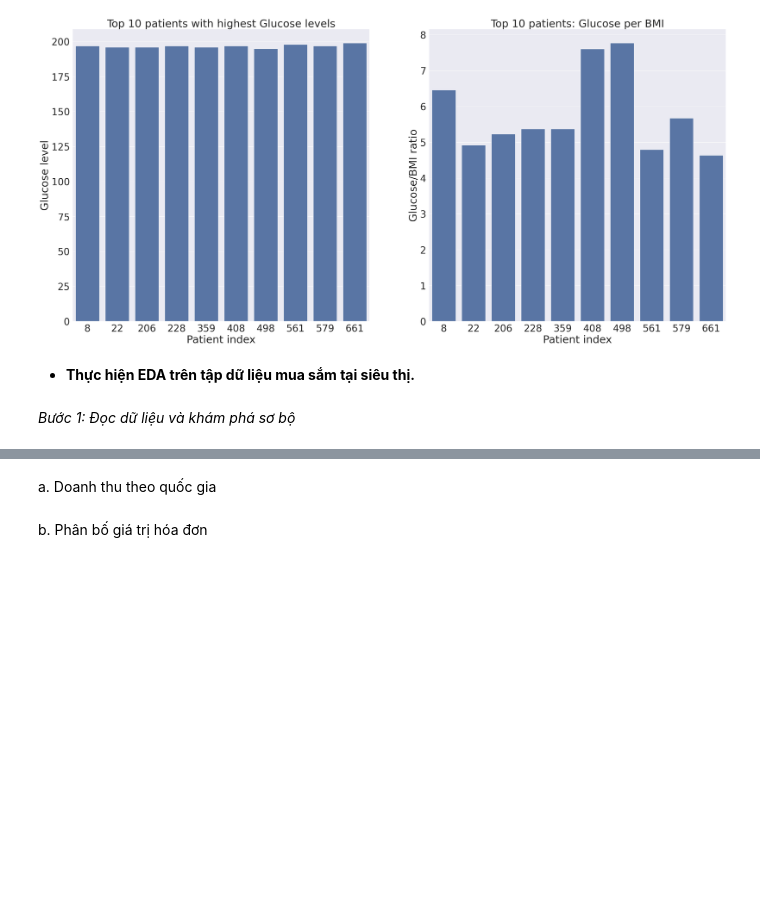
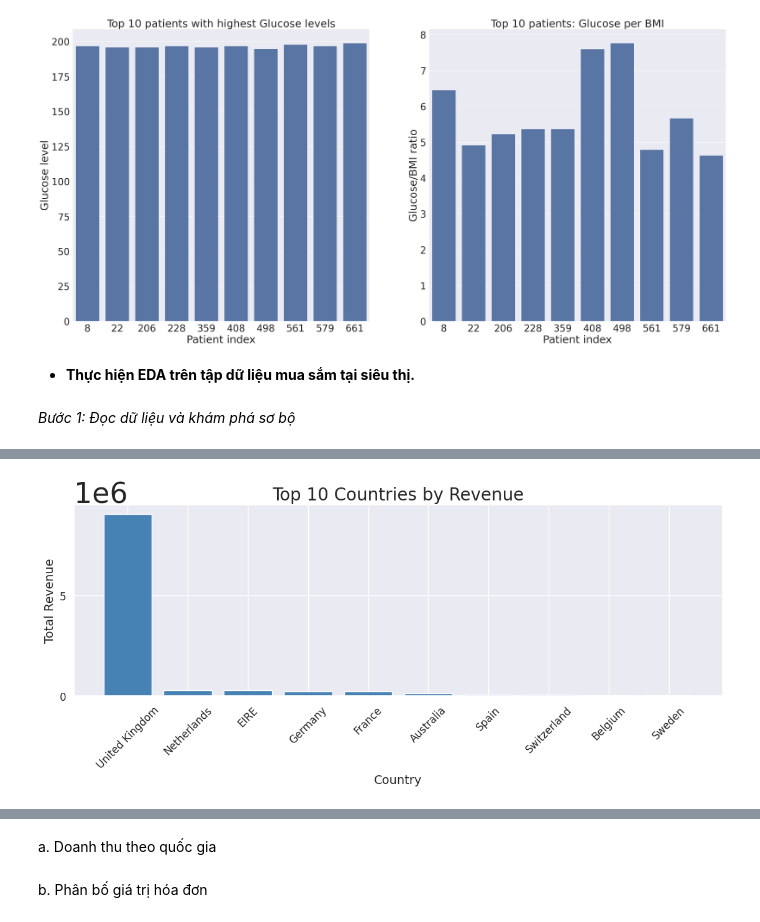
Before and after one commit to kientran1706/kientran.github., a Jupyter notebook: BÀI_TẬP_GIỮA_KỲ.ipynb, the cells around one changed output, grey strips where cells are left out. Drawn from its saved outputs; the diff is of its cells as text; code cells hidden in the pictures; blank space fills up the shorter version.

```diff
--- a/BÀI_TẬP_GIỮA_KỲ.ipynb
+++ b/BÀI_TẬP_GIỮA_KỲ.ipynb
@@ -501,0 +435,92 @@ retail['InvoiceDate'] = pd.to_datetime(retail['InvoiceDate'])
+# %%
+# Code sửa lỗi và chạy đầy đủ (không gây SyntaxError)
+import pandas as pd
+import matplotlib.pyplot as plt
+import seaborn as sns
+
+# 1) Đọc dữ liệu
+df = pd.read_excel("Online Retail.xlsx")
+
+# 2) Chọn cột cần dùng và ép kiểu số an toàn
+df = df[['Country', 'Quantity', 'UnitPrice']].copy()
+df['Quantity']  = pd.to_numeric(df['Quantity'],  errors='coerce')
+df['UnitPrice'] = pd.to_numeric(df['UnitPrice'], errors='coerce')
+
+# 3) Loại bỏ hàng không hợp lệ
+df = df.dropna(subset=['Country', 'Quantity', 'UnitPrice'])
+df = df[df['Quantity'] > 0]
+df = df[df['UnitPrice'] >= 0]
+
+# 4) Tạo cột doanh thu và tổng hợp theo quốc gia
+df['TotalPrice'] = df['Quantity'] * df['UnitPrice']
+country_revenue  = df.groupby('Country', as_index=False)['TotalPrice'].sum().sort_values('TotalPrice', ascending=False)
+country_quantity = df.groupby('Country', as_index=False)['Quantity'].sum().sort_values('Quantity', ascending=False)
+
+# ================= MATPLOTLIB =================
+# Top 10 quốc gia theo doanh thu
+plt.figure(figsize=(12,6))
+x = country_revenue['Country'].head(10)
+y = country_revenue['TotalPrice'].head(10)
+plt.bar(x, y, color='steelblue')
+plt.title('Top 10 Countries by Revenue', fontsize=20)
+plt.xlabel('Country', fontsize=14)
+plt.ylabel('Total Revenue', fontsize=14)
+plt.xticks(rotation=45, fontsize=12)
+plt.yticks(fontsize=12)
+plt.tight_layout()
+plt.show()
+
+# So sánh doanh thu và số lượng (2 biểu đồ)
+fig, axes = plt.subplots(1, 2, figsize=(24,10))
+# lấy số lượng theo cùng thứ tự x
+y1 = country_quantity.set_index('Country').reindex(x)['Quantity']
+
+axes[0].bar(x, y, color='orange')
+axes[0].set_title('Top 10 Countries by Revenue', fontsize=22)
+axes[0].set_xlabel('Country', fontsize=14)
+axes[0].set_ylabel('Total Revenue', fontsize=14)
+axes[0].tick_params(axis='x', rotation=45, labelsize=12)
+axes[0].tick_params(axis='y', labelsize=12)
+
+axes[1].bar(x, y1, color='green')
+axes[1].set_title('Top 10 Countries by Quantity', fontsize=22)
+axes[1].set_xlabel('Country', fontsize=14)
+axes[1].set_ylabel('Total Quantity', fontsize=14)
+axes[1].tick_params(axis='x', rotation=45, labelsize=12)
+axes[1].tick_params(axis='y', labelsize=12)
+
+plt.tight_layout()
+plt.show()
+
+# ================= SEABORN =================
+sns.set_theme(style="whitegrid", font_scale=1.1)
+
+plt.figure(figsize=(12,6))
+data = country_revenue.head(10)
+ax = sns.barplot(data=data, x='Country', y='TotalPrice', color='steelblue')
+ax.set_title('Top 10 Countries by Revenue', fontsize=20)
+ax.set_xlabel('Country', fontsize=14)
+ax.set_ylabel('Total Revenue', fontsize=14)
+ax.set_xticklabels(ax.get_xticklabels(), rotation=45, fontsize=12)
+plt.tight_layout()
+plt.show()
+
+fig, ax = plt.subplots(1, 2, figsize=(24,10))
+sns.set(font_scale=1.3)
+
+ax1 = sns.barplot(data=country_revenue.head(10), x='Country', y='TotalPrice', ax=ax[0], color='orange')
+ax1.set_title('Top 10 Countries by Revenue', fontsize=22)
+ax1.set_xlabel('Country', fontsize=14)
+ax1.set_ylabel('Total Revenue', fontsize=14)
+ax1.set_xticklabels(ax1.get_xticklabels(), rotation=45, fontsize=12)
+
+ax2 = sns.barplot(data=country_quantity.head(10), x='Country', y='Quantity', ax=ax[1], color='green')
+ax2.set_title('Top 10 Countries by Quantity', fontsize=22)
+ax2.set_xlabel('Country', fontsize=14)
+ax2.set_ylabel('Total Quantity', fontsize=14)
+ax2.set_xticklabels(ax2.get_xticklabels(), rotation=45, fontsize=12)
+
+plt.tight_layout()
+plt.show()
+# %% [output]
+[figure, added]
```
Also changed, not shown: parts of 24 cells of this notebook.
